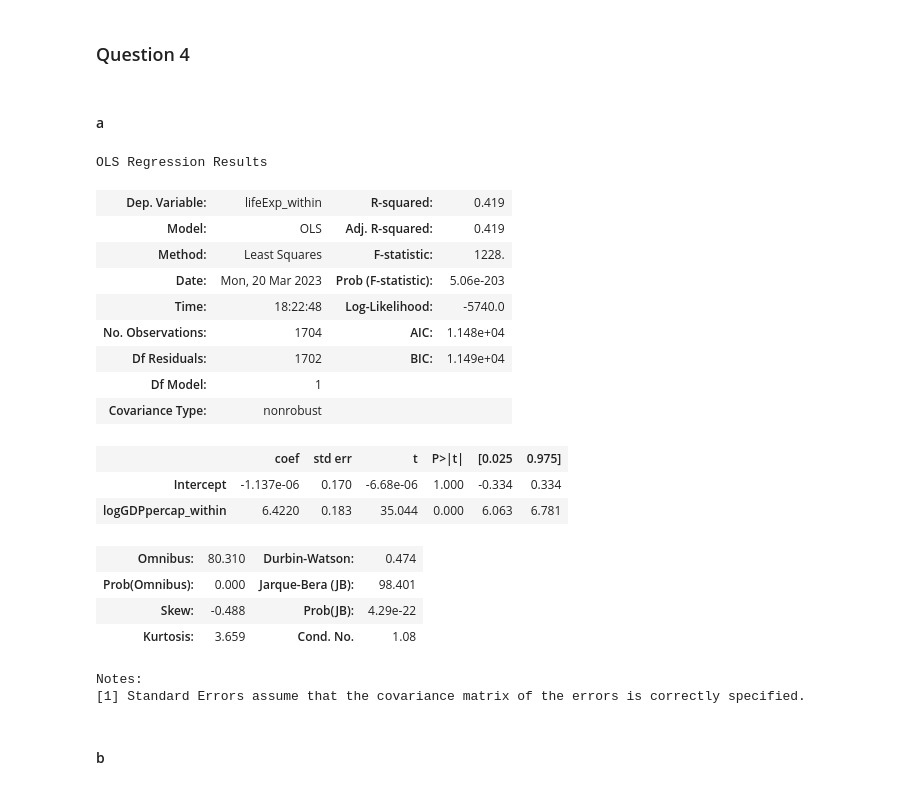
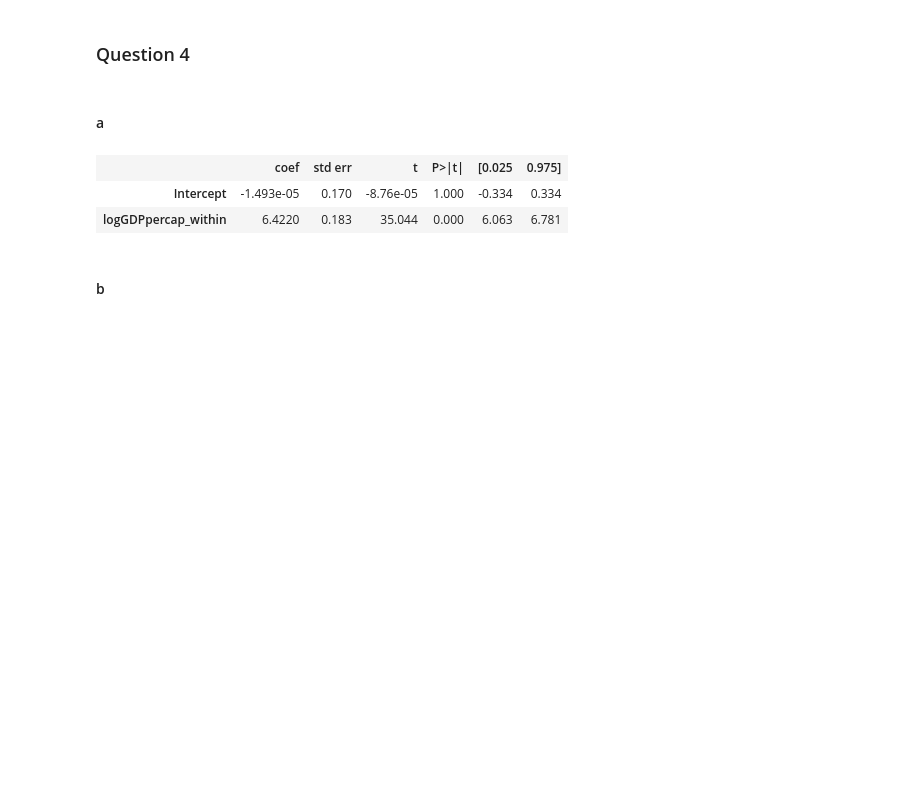
Before and after one commit to gellison321/econometrics, a Jupyter notebook: Metrics_Assignment4.ipynb, the cells around one changed output. Cells and saved outputs as stored; diff of their text form; code cells hidden in the pictures; blank space fills up the shorter version.

```diff
--- a/Metrics_Assignment4.ipynb
+++ b/Metrics_Assignment4.ipynb
@@ -24,33 +23,17 @@ def export_results_to_csv(summary, filename, directory = './Assignment_4_Files/'
 # %%
 # Loading and Preprocessing the Data
 gm = pd.read_stata('./data/gapminder.dta')
 gm['logGDPpercap'] = gm['gdppercap'].apply('log')
 gm[['logGDPpercap_within','lifeExp_within']] = (gm.groupby('continent')[['logGDPpercap','lifeexp']].transform(lambda x: x - x.mean()))
 
 # Analyzing the Within Variation
 summary = sm.ols(formula = 'lifeExp_within ~ logGDPpercap_within', data = gm).fit().summary()
-export_results_to_csv(summary, 'q4a')
-summary
+#export_results_to_csv(summary, 'q4a')
+summary.tables[1]
 # %% [output]
-OLS Regression Results
-| Dep. Variable: | lifeExp_within | R-squared: | 0.419 |
-| Model: | OLS | Adj. R-squared: | 0.419 |
-| Method: | Least Squares | F-statistic: | 1228. |
-| Date: | Mon, 20 Mar 2023 | Prob (F-statistic): | 5.06e-203 |
-| Time: | 18:22:48 | Log-Likelihood: | -5740.0 |
-| No. Observations: | 1704 | AIC: | 1.148e+04 |
-| Df Residuals: | 1702 | BIC: | 1.149e+04 |
-| Df Model: | 1 |  |  |
-| Covariance Type: | nonrobust |  |  |
+|  | coef | std err | t | P>|t| | [0.025 | 0.975] |
+| Intercept | -1.493e-05 | 0.170 | -8.76e-05 | 1.000 | -0.334 | 0.334 |
+| logGDPpercap_within | 6.4220 | 0.183 | 35.044 | 0.000 | 6.063 | 6.781 |
-|  | coef | std err | t | P>|t| | [0.025 | 0.975] |
-| Intercept | -1.137e-06 | 0.170 | -6.68e-06 | 1.000 | -0.334 | 0.334 |
-| logGDPpercap_within | 6.4220 | 0.183 | 35.044 | 0.000 | 6.063 | 6.781 |
-| Omnibus: | 80.310 | Durbin-Watson: | 0.474 |
-| Prob(Omnibus): | 0.000 | Jarque-Bera (JB): | 98.401 |
-| Skew: | -0.488 | Prob(JB): | 4.29e-22 |
-| Kurtosis: | 3.659 | Cond. No. | 1.08 |
-Notes:
-[1] Standard Errors assume that the covariance matrix of the errors is correctly specified.
 # %% [markdown]
 #### b
 # %%
```
Also changed, not shown: parts of 1 cell of this notebook, 10 other files.
